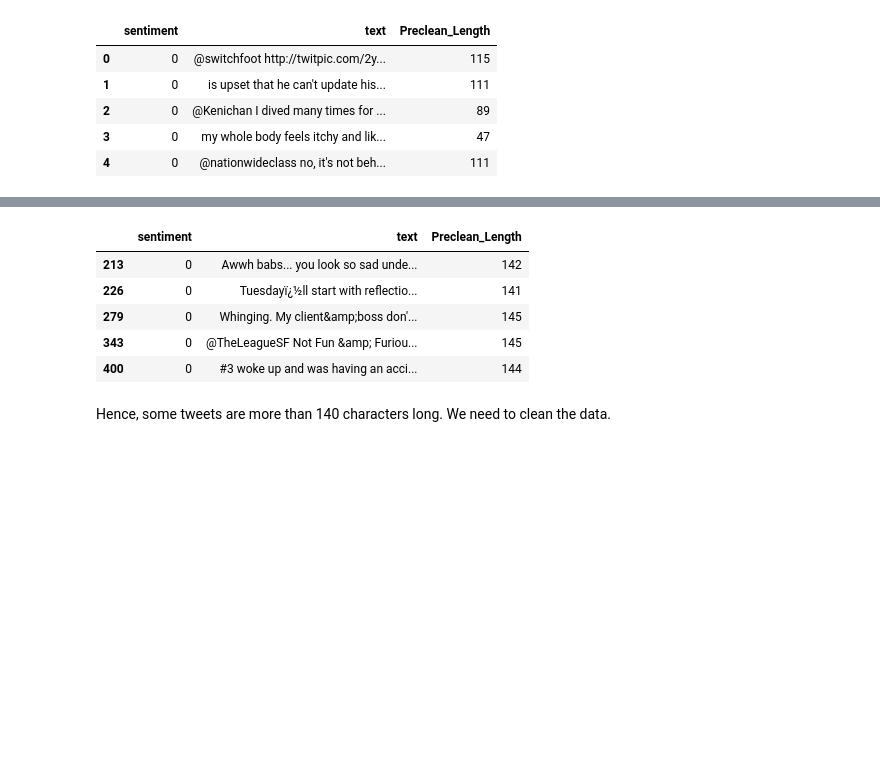
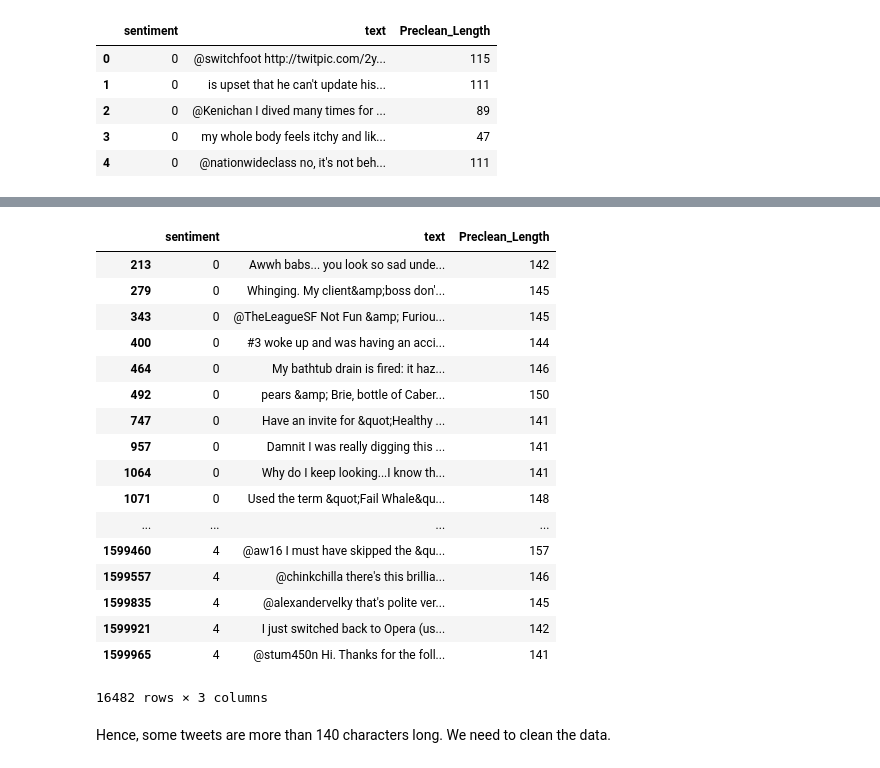
Before and after one commit to rkritika1508/Sentiment-Analysis, a Jupyter notebook: First.ipynb, the cells around one changed output, grey strips where cells are left out. Saved outputs shown, nothing was run; the diff lists cells and outputs as text; code cells hidden in the pictures; blank space fills up the shorter version.

```diff
--- a/First.ipynb
+++ b/First.ipynb
@@ -7,7 +7,7 @@ import seaborn as sns
 # %%
 cols = ['sentiment', 'id', 'date', 'query_string', 'user', 'text']
 # %%
-train = pd.read_csv('training.1600000.processed.noemoticon.csv', header=None, names=cols, encoding="ISO-8859-1")
+train = pd.read_csv('training.1600000.processed.noemoticon.csv', header=None, names=cols)
 # %%
 train.head()
 # %% [output]
@@ -87,12 +87,24 @@ sns.boxplot(y='Preclean_Length', data=train)
 # %%
-train[train['Preclean_Length']>140].head()
+train[train['Preclean_Length']>140]
 # %% [output]
 |  | sentiment | text | Preclean_Length |
 | 213 | 0 | Awwh babs... you look so sad unde... | 142 |
-| 226 | 0 | Tuesdayï¿½ll start with reflectio... | 141 |
 | 279 | 0 | Whinging. My client&amp;boss don'... | 145 |
 | 343 | 0 | @TheLeagueSF Not Fun &amp; Furiou... | 145 |
 | 400 | 0 | #3 woke up and was having an acci... | 144 |
+| 464 | 0 | My bathtub drain is fired: it haz... | 146 |
+| 492 | 0 | pears &amp; Brie, bottle of Caber... | 150 |
+| 747 | 0 | Have an invite for &quot;Healthy ... | 141 |
+| 957 | 0 | Damnit I was really digging this ... | 141 |
+| 1064 | 0 | Why do I keep looking...I know th... | 141 |
+| 1071 | 0 | Used the term &quot;Fail Whale&qu... | 148 |
+| ... | ... | ... | ... |
+| 1599460 | 4 | @aw16 I must have skipped the &qu... | 157 |
+| 1599557 | 4 | @chinkchilla there's this brillia... | 146 |
+| 1599835 | 4 | @alexandervelky that's polite ver... | 145 |
+| 1599921 | 4 | I just switched back to Opera (us... | 142 |
+| 1599965 | 4 | @stum450n Hi. Thanks for the foll... | 141 |
+16482 rows × 3 columns
 # %% [markdown]
 Hence, some tweets are more than 140 characters long. We need to clean the data.
 # %% [markdown]
```
Also changed, not shown: parts of 25 cells of this notebook.
